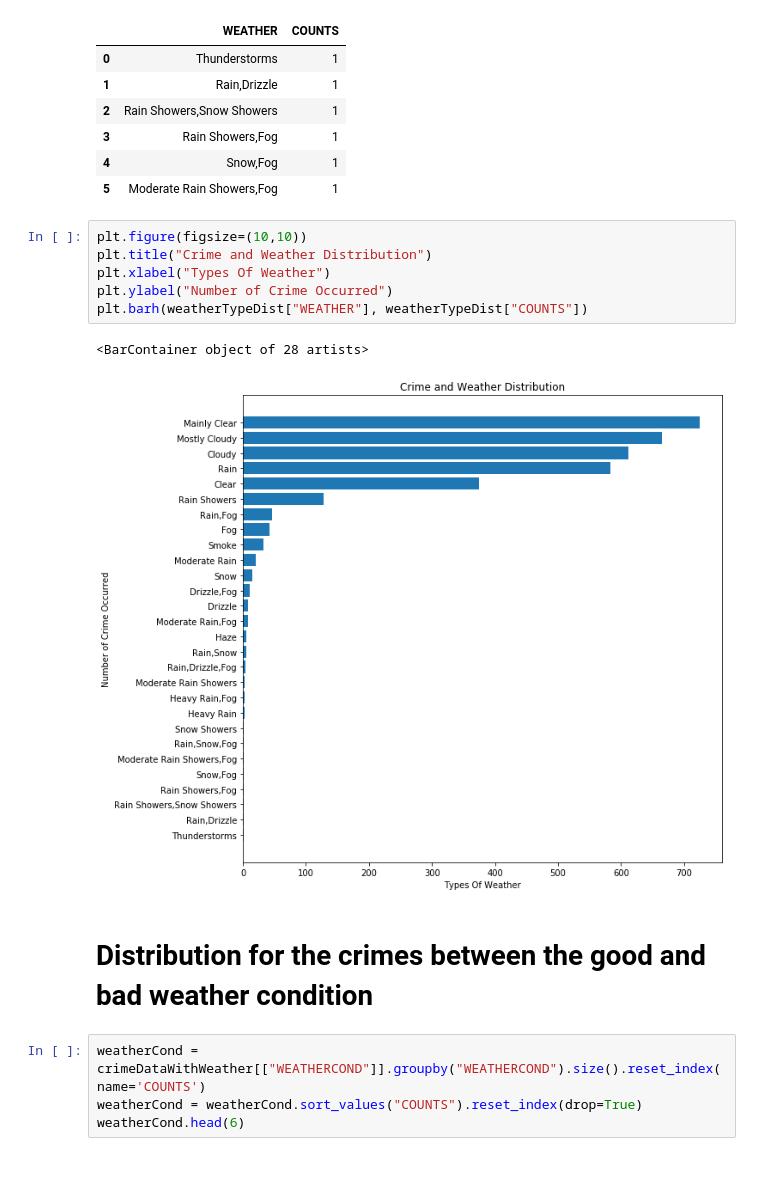
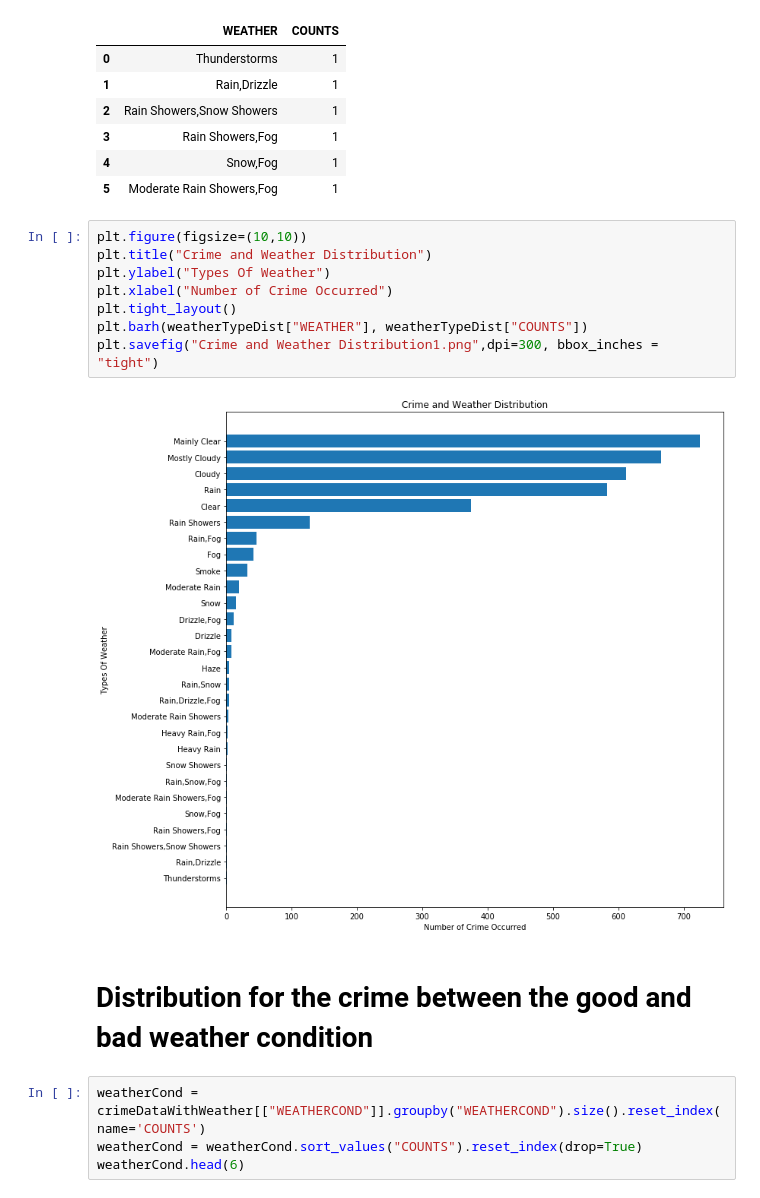
Before and after one commit to WanatabeShin/cmpt-353-final-project, a Jupyter notebook: weather/weatherAnalysis.ipynb, the cells around one changed output. Saved outputs shown, nothing was run; the diff lists cells and outputs as text; blank space fills up the shorter version.

Commit message:
adjusted the graph

```diff
--- a/weather/weatherAnalysis.ipynb
+++ b/weather/weatherAnalysis.ipynb
@@ -88,14 +88,15 @@ weatherTypeDist.head(6)
 # %%
 plt.figure(figsize=(10,10))
 plt.title("Crime and Weather Distribution")
-plt.xlabel("Types Of Weather")
-plt.ylabel("Number of Crime Occurred")
+plt.ylabel("Types Of Weather")
+plt.xlabel("Number of Crime Occurred")
+plt.tight_layout()
 plt.barh(weatherTypeDist["WEATHER"], weatherTypeDist["COUNTS"])
+plt.savefig("Crime and Weather Distribution1.png",dpi=300, bbox_inches = "tight")
 # %% [output]
-<BarContainer object of 28 artists>
-[figure, old version]
+[figure, new version]
 # %% [markdown]
-# Distribution for the crimes between the good and bad weather condition
+# Distribution for the crime between the good and bad weather condition
 # %%
 weatherCond = crimeDataWithWeather[["WEATHERCOND"]].groupby("WEATHERCOND").size().reset_index(name='COUNTS')
 weatherCond = weatherCond.sort_values("COUNTS").reset_index(drop=True)
```
Also changed, not shown: parts of 2 cells of this notebook, 5 other files.
